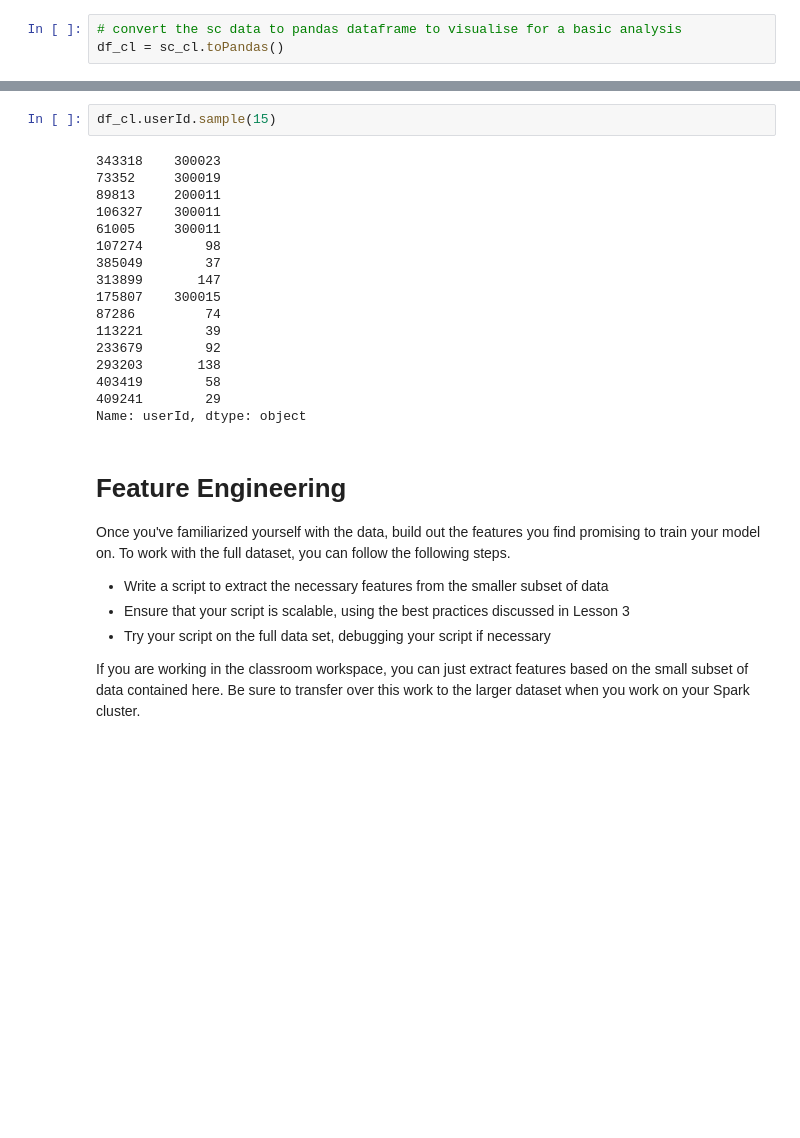
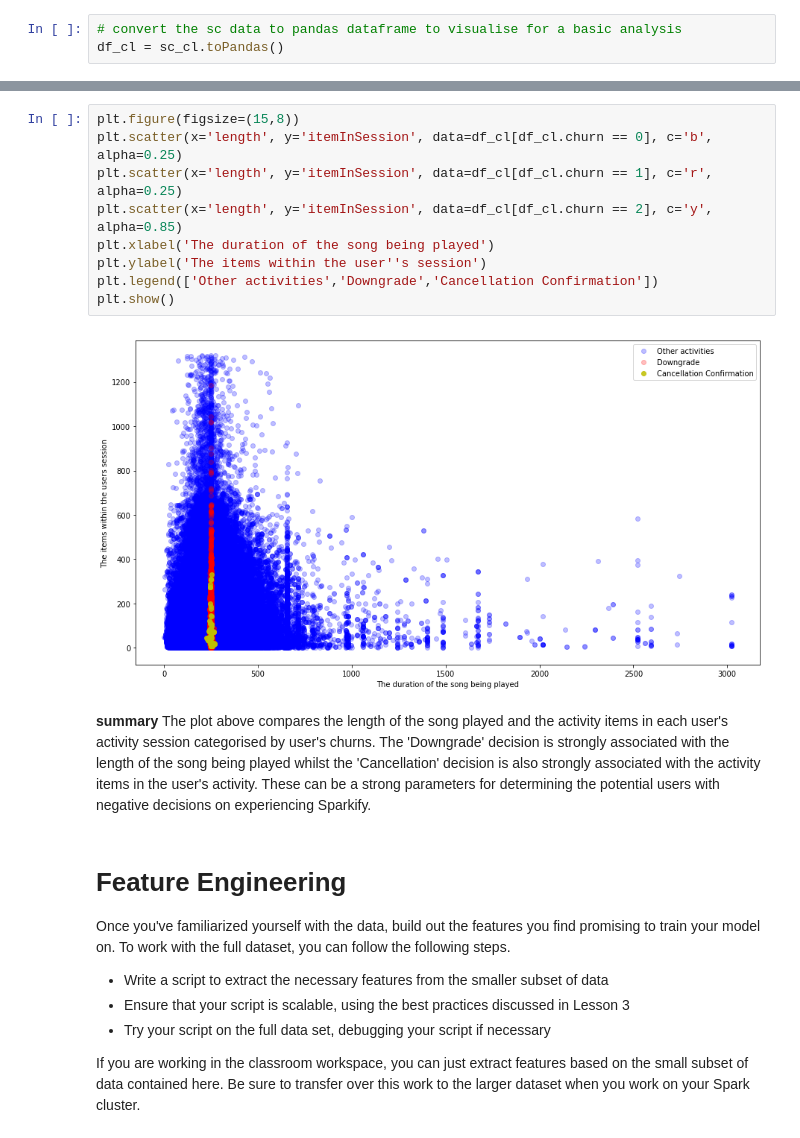
Before and after one commit to GinnCheng/Cloud-computing-classifier-breed, a Jupyter notebook: Sparkify.ipynb, the cells around one changed output, grey strips where cells are left out. Cells and saved outputs as stored; diff of their text form; blank space fills up the shorter version.

```diff
--- a/Sparkify.ipynb
+++ b/Sparkify.ipynb
@@ -303,22 +303,16 @@ df_pc.sample(5)
-# %%
-df_cl.userId.sample(15)
-# %% [output]
-343318    300023
-73352     300019
-89813     200011
-106327    300011
-61005     300011
-107274        98
-385049        37
-313899       147
-175807    300015
-87286         74
-113221        39
-233679        92
-293203       138
-403419        58
-409241        29
-Name: userId, dtype: object
+# %%
+plt.figure(figsize=(15,8))
+plt.scatter(x='length', y='itemInSession', data=df_cl[df_cl.churn == 0], c='b', alpha=0.25)
+plt.scatter(x='length', y='itemInSession', data=df_cl[df_cl.churn == 1], c='r', alpha=0.25)
+plt.scatter(x='length', y='itemInSession', data=df_cl[df_cl.churn == 2], c='y', alpha=0.85)
+plt.xlabel('The duration of the song being played')
+plt.ylabel('The items within the user''s session')
+plt.legend(['Other activities','Downgrade','Cancellation Confirmation'])
+plt.show()
+# %% [output]
+[figure, added]
+# %% [markdown]
+**summary** The plot above compares the length of the song played and the activity items in each user's activity session categorised by user's churns. The 'Downgrade' decision is strongly associated with the length of the song being played whilst the 'Cancellation' decision is also strongly associated with the activity items in the user's activity. These can be a strong parameters for determining the potential users with negative decisions on experiencing Sparkify.
 # %% [markdown]
 # Feature Engineering
 Once you've familiarized yourself with the data, build out the features you find promising to train your model on. To work with the full dataset, you can follow the following steps.
```
Also changed, not shown: parts of 1 cell of this notebook.
